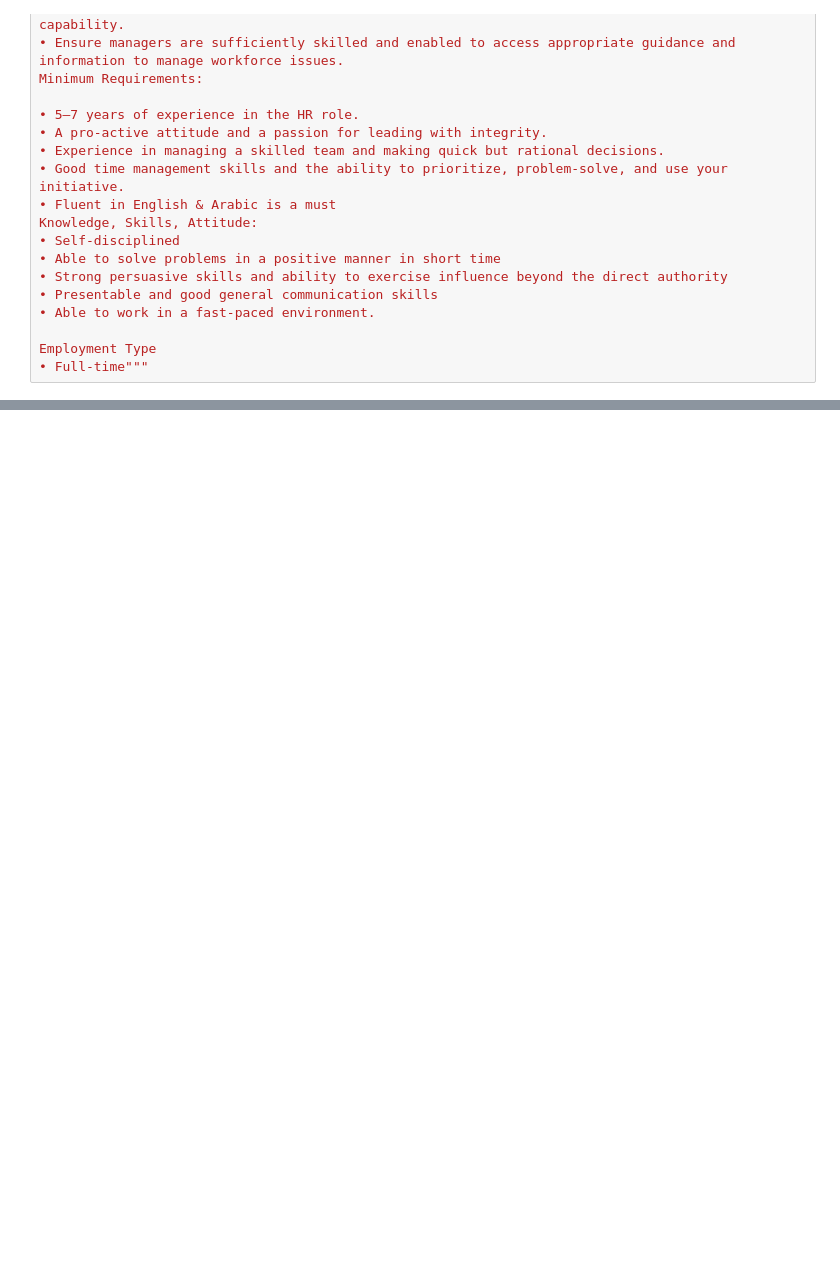
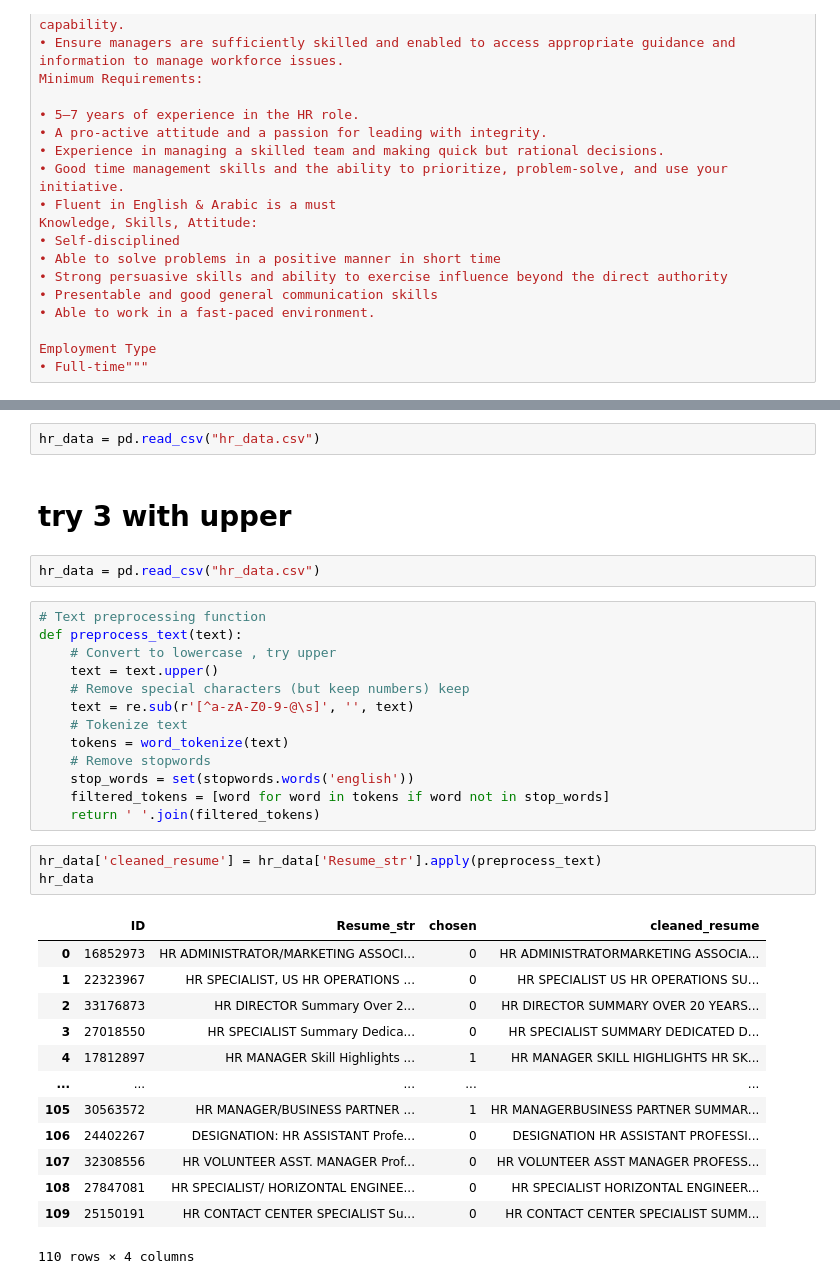
Before and after one commit to Rama-Marhlh/Resume-Screening, a Jupyter notebook: Resume Screening2.ipynb, the cells around one changed output, grey strips where cells are left out. Saved outputs shown, nothing was run; the diff lists cells and outputs as text; blank space fills up the shorter version.

```diff
--- a/Resume Screening2.ipynb
+++ b/Resume Screening2.ipynb
@@ -120,0 +606,36 @@ Employment Type
+# %%
+hr_data = pd.read_csv("hr_data.csv")
+# %% [markdown]
+# try 3 with upper
+# %%
+hr_data = pd.read_csv("hr_data.csv")
+# %%
+# Text preprocessing function
+def preprocess_text(text):
+    # Convert to lowercase , try upper
+    text = text.upper()
+    # Remove special characters (but keep numbers) keep
+    text = re.sub(r'[^a-zA-Z0-9-@\s]', '', text)
+    # Tokenize text
+    tokens = word_tokenize(text)
+    # Remove stopwords
+    stop_words = set(stopwords.words('english'))
+    filtered_tokens = [word for word in tokens if word not in stop_words]
+    return ' '.join(filtered_tokens)
+# %%
+hr_data['cleaned_resume'] = hr_data['Resume_str'].apply(preprocess_text)
+hr_data
+# %% [output]
+|  | ID | Resume_str | chosen | cleaned_resume |
+| 0 | 16852973 | HR ADMINISTRATOR/MARKETING ASSOCI... | 0 | HR ADMINISTRATORMARKETING ASSOCIA... |
+| 1 | 22323967 | HR SPECIALIST, US HR OPERATIONS ... | 0 | HR SPECIALIST US HR OPERATIONS SU... |
+| 2 | 33176873 | HR DIRECTOR Summary Over 2... | 0 | HR DIRECTOR SUMMARY OVER 20 YEARS... |
+| 3 | 27018550 | HR SPECIALIST Summary Dedica... | 0 | HR SPECIALIST SUMMARY DEDICATED D... |
+| 4 | 17812897 | HR MANAGER Skill Highlights ... | 1 | HR MANAGER SKILL HIGHLIGHTS HR SK... |
+| ... | ... | ... | ... | ... |
+| 105 | 30563572 | HR MANAGER/BUSINESS PARTNER ... | 1 | HR MANAGERBUSINESS PARTNER SUMMAR... |
+| 106 | 24402267 | DESIGNATION: HR ASSISTANT Profe... | 0 | DESIGNATION HR ASSISTANT PROFESSI... |
+| 107 | 32308556 | HR VOLUNTEER ASST. MANAGER Prof... | 0 | HR VOLUNTEER ASST MANAGER PROFESS... |
+| 108 | 27847081 | HR SPECIALIST/ HORIZONTAL ENGINEE... | 0 | HR SPECIALIST HORIZONTAL ENGINEER... |
+| 109 | 25150191 | HR CONTACT CENTER SPECIALIST Su... | 0 | HR CONTACT CENTER SPECIALIST SUMM... |
+110 rows × 4 columns
```
Also changed, not shown: parts of 101 cells of this notebook, 5 other files.
